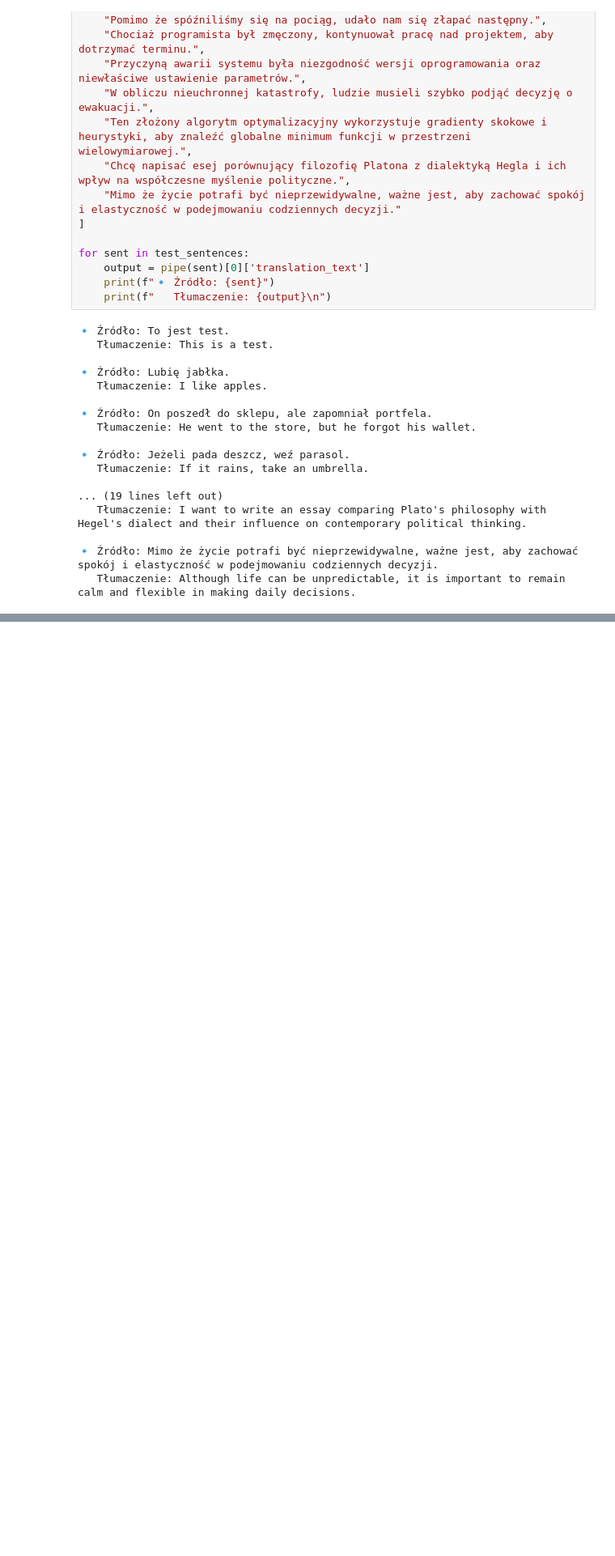
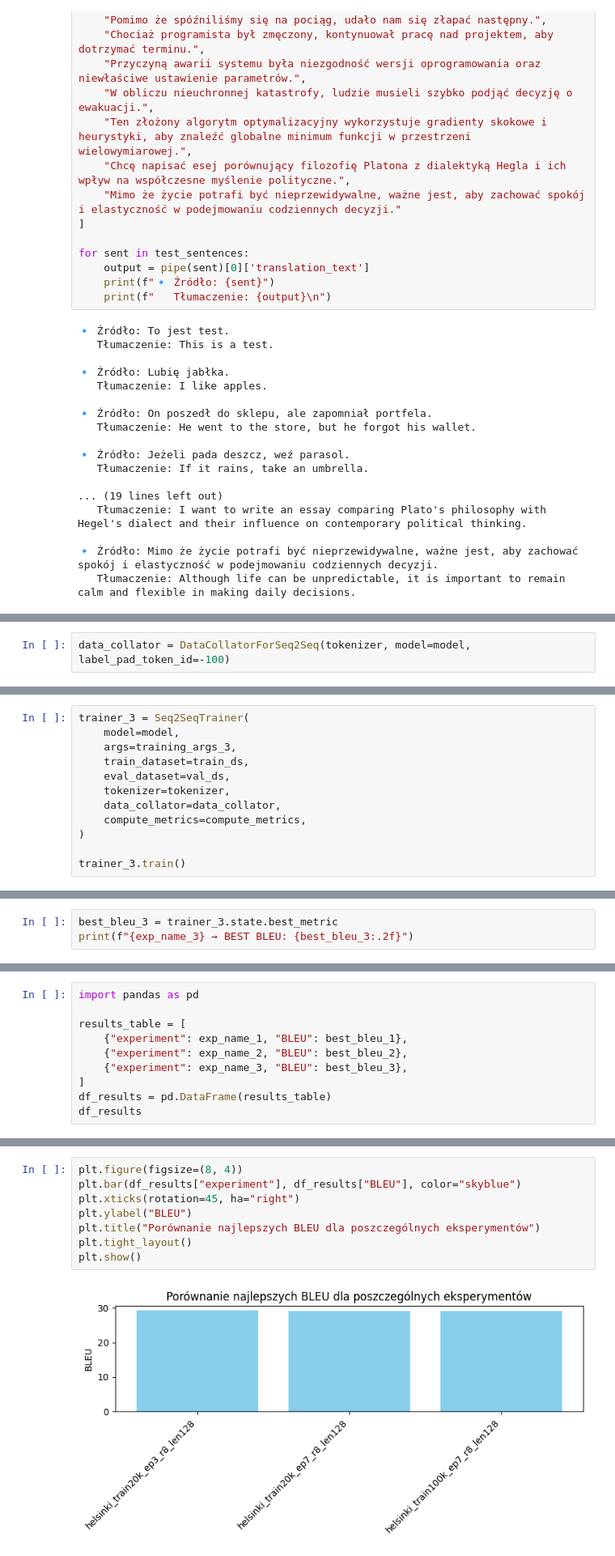
Before and after one commit to Arkadiusz4/lingofusion, a Jupyter notebook: notebooks/translation.ipynb, the cells around one changed output, grey strips where cells are left out. Shown at 81% size. Drawn from its saved outputs; the diff is of its cells as text; blank space fills up the shorter version.

Commit message:
Add new experiments

```diff
--- a/notebooks/translation.ipynb
+++ b/notebooks/translation.ipynb
@@ -329,0 +613,2 @@ else:
+# %%
+data_collator = DataCollatorForSeq2Seq(tokenizer, model=model, label_pad_token_id=-100)
@@ -329,0 +640,12 @@ else:
+# %%
+trainer_3 = Seq2SeqTrainer(
+    model=model,
+    args=training_args_3,
+    train_dataset=train_ds,
+    eval_dataset=val_ds,
+    tokenizer=tokenizer,
+    data_collator=data_collator,
+    compute_metrics=compute_metrics,
+)
+
+trainer_3.train()
@@ -329,0 +673,3 @@ else:
+# %%
+best_bleu_3 = trainer_3.state.best_metric
+print(f"{exp_name_3} → BEST BLEU: {best_bleu_3:.2f}")
@@ -329,0 +683,10 @@ else:
+# %%
+import pandas as pd
+
+results_table = [
+    {"experiment": exp_name_1, "BLEU": best_bleu_1},
+    {"experiment": exp_name_2, "BLEU": best_bleu_2},
+    {"experiment": exp_name_3, "BLEU": best_bleu_3},
+]
+df_results = pd.DataFrame(results_table)
+df_results
@@ -329,0 +698,10 @@ else:
+# %%
+plt.figure(figsize=(8, 4))
+plt.bar(df_results["experiment"], df_results["BLEU"], color="skyblue")
+plt.xticks(rotation=45, ha="right")
+plt.ylabel("BLEU")
+plt.title("Porównanie najlepszych BLEU dla poszczególnych eksperymentów")
+plt.tight_layout()
+plt.show()
+# %% [output]
+[figure, added]
```
Also changed, not shown: parts of 68 cells of this notebook, 10 other files.
